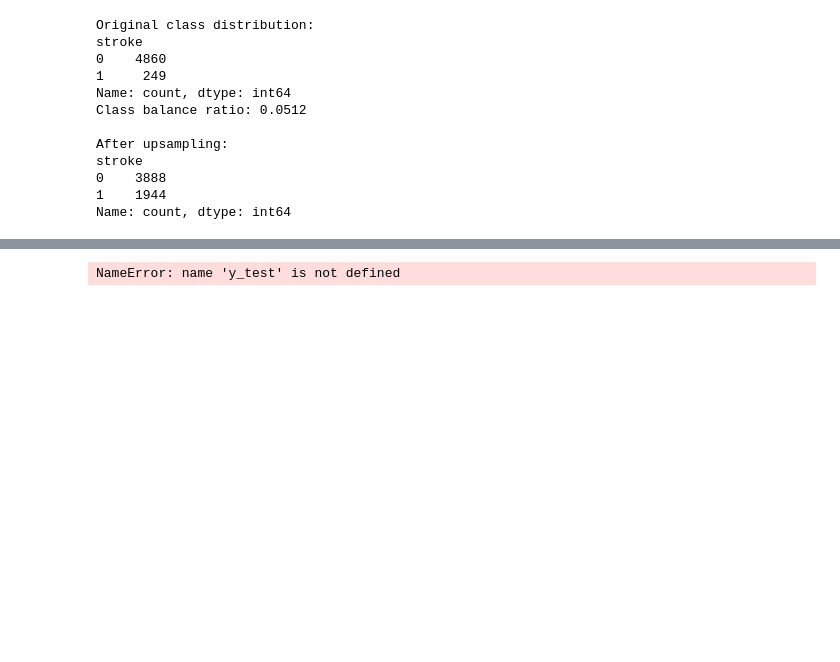
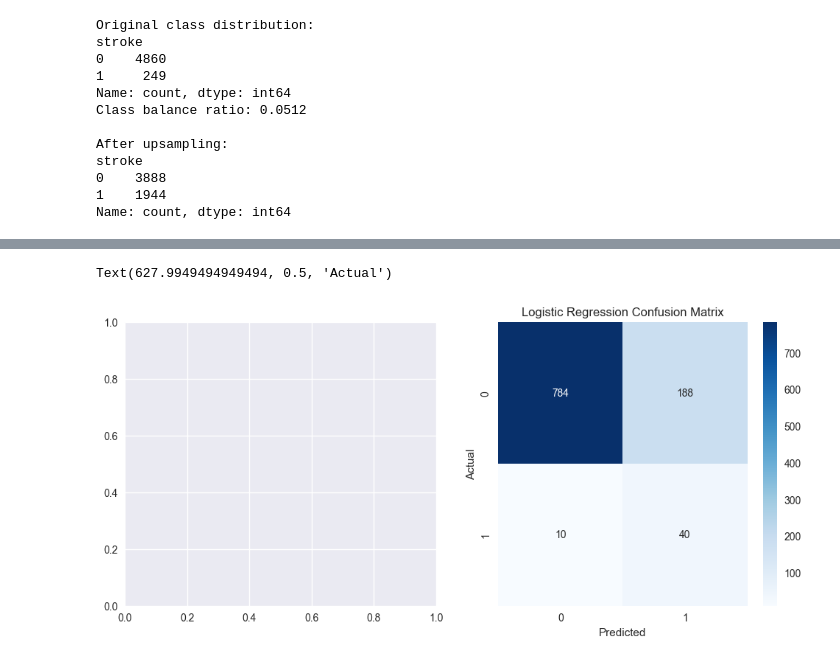
Before and after one commit to MMeer/ml_class_stroke, a Jupyter notebook: Stroke_modelbasic_lakshmiV.1.ipynb, the cells around one changed output, grey strips where cells are left out. Drawn from its saved outputs; the diff is of its cells as text; code cells hidden in the pictures; blank space fills up the shorter version.

```diff
--- a/Stroke_modelbasic_lakshmiV.1.ipynb
+++ b/Stroke_modelbasic_lakshmiV.1.ipynb
@@ -365,15 +405,15 @@ Text(122.72222222222221, 0.5, 'Actual')
 # %%
 # Logistic Regression confusion matrix
-cm_lr = confusion_matrix(y_test, lr_predictions)
+fig, axes = plt.subplots(1, 2, figsize=(12, 5))
+
+cm_lr = confusion_matrix(y_test, lr_pred_thresh)
 sns.heatmap(cm_lr, annot=True, fmt='d', ax=axes[1], cmap='Blues')
 axes[1].set_title('Logistic Regression Confusion Matrix')
 axes[1].set_xlabel('Predicted')
 axes[1].set_ylabel('Actual')
-
-plt.tight_layout()
-plt.show()
 # %% [output]
-NameError: name 'y_test' is not defined
+Text(627.9949494949494, 0.5, 'Actual')
+[figure, added]
 # %%
 ## 12. ROC Curves
 
```
Also changed, not shown: parts of 8 cells of this notebook.
